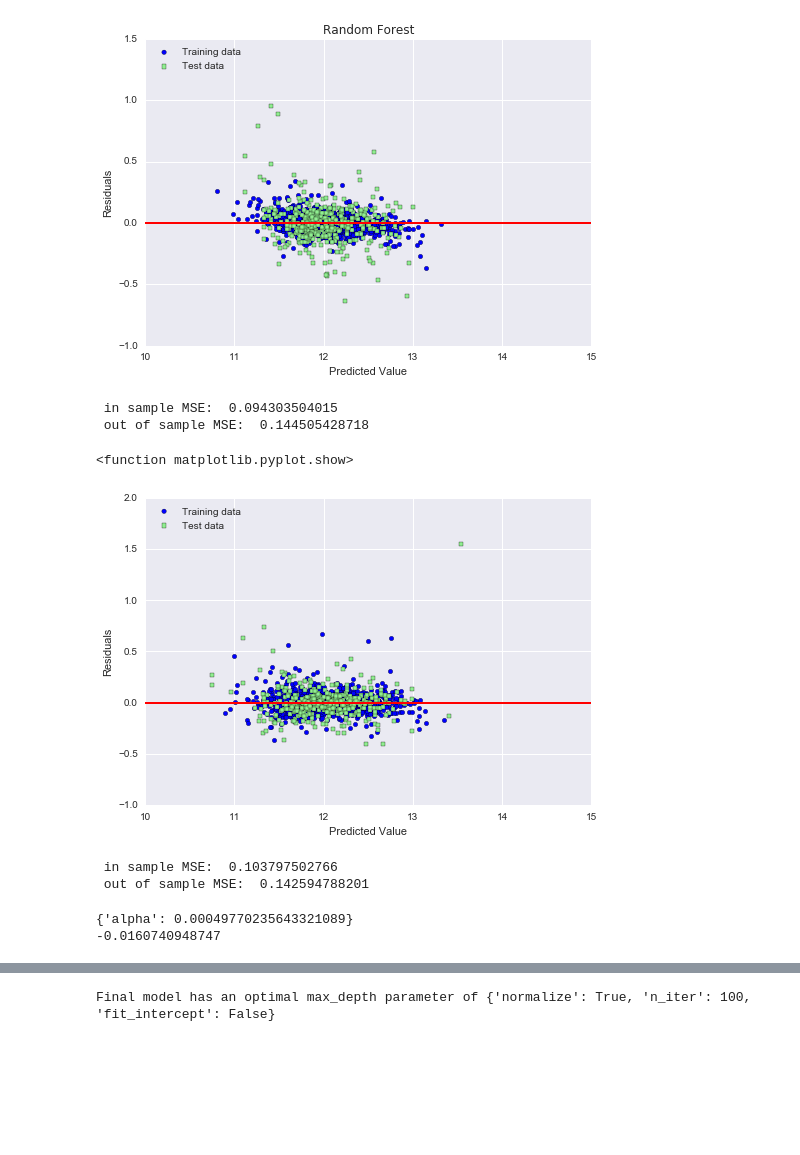
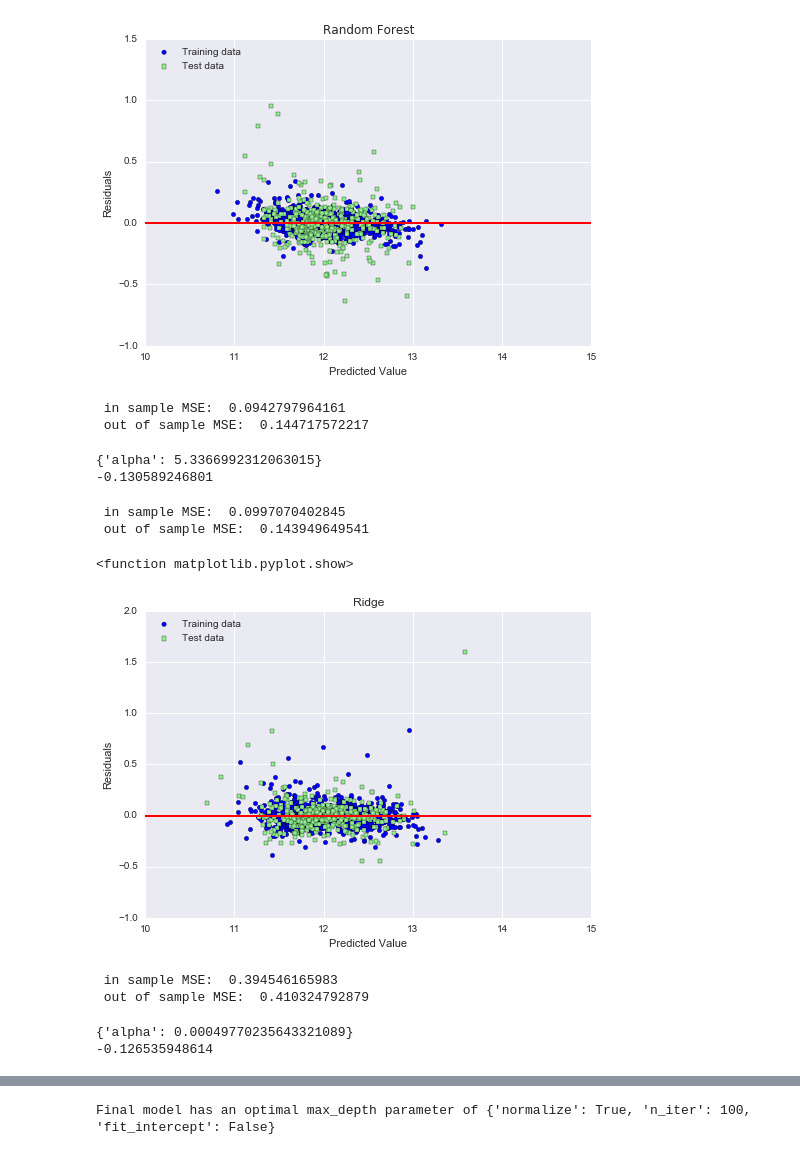
Before and after one commit to YashiKate/house_price, a Jupyter notebook: house_price_Yan.ipynb, the cells around one changed output, grey strips where cells are left out. Drawn from its saved outputs; the diff is of its cells as text; code cells hidden in the pictures; blank space fills up the shorter version.

Commit message:
docs & code : Update code and preport
docs: repalce bayesianridge with Lasso
code: add ridge parameter tuning with RandomSearchCV function; add scoring_function

```diff
--- a/house_price_Yan.ipynb
+++ b/house_price_Yan.ipynb
@@ -629,39 +631,71 @@ pl.show
  out of sample MSE:  0.159364749526
 <function matplotlib.pyplot.show>
 [figure]
+# %%
+from sklearn.linear_model import Ridge
+
+X_train, X_test, y_train, y_test = train_test_split(all_data_X, all_data_y, test_size = 0.3, random_state = 101)
+
+ridge = Ridge()
+ridge.fit(X_train, y_train)
+
+y_train_pred = ridge.predict(X_train)
+y_test_pred = ridge.predict(X_test)
+
+print " in sample MSE: ", performance_metrics(y_train, y_train_pred)
+print " out of sample MSE: ", performance_metrics(y_test, y_test_pred)
+# %% [output]
+ in sample MSE:  0.0942797964161
+ out of sample MSE:  0.144717572217
+# %%
+from sklearn.grid_search import RandomizedSearchCV
+from scipy.stats import expon
+np.random.seed(101)
+search_func = RandomizedSearchCV(estimator = ridge, n_jobs = 1, iid = False, refit = True, n_iter = 50,
+                                param_distributions = {"alpha": np.logspace(-5, 2, 100)},
+                                scoring = scoring_function)
+
+search_func.fit(all_data_X, all_data_y)
+
+print search_func.best_params_
+print search_func.best_score_
+# %% [output]
+{'alpha': 5.3366992312063015}
+-0.130589246801
 # %%
 from sklearn.linear_model import Ridge
 
 X_train, X_test, y_train, y_test = train_test_split(all_data_X, all_data_y, test_size = 0.3, random_state = 101)
 
-ridge = Ridge(normalize = False)
+ridge = Ridge(alpha = 5.3366992312063015)
 ridge.fit(X_train, y_train)
 
 y_train_pred = ridge.predict(X_train)
 y_test_pred = ridge.predict(X_test)
 
 print " in sample MSE: ", performance_metrics(y_train, y_train_pred)
 print " out of sample MSE: ", performance_metrics(y_test, y_test_pred)
 
 pl.scatter(y_train_pred, y_train_pred - y_train, c = 'blue', marker = 'o', label = 'Training data')
 pl.scatter(y_test_pred, y_test_pred - y_test, c = 'lightgreen', marker = 's', label = 'Test data')
 pl.xlabel ('Predicted Value')
 pl.ylabel ('Residuals')
 pl.legend(loc = 'upper left')
 pl.hlines(y = 0, xmin = 10, xmax = 15, lw =2, color = 'red')
 pl.xlim([10, 15])
+pl.title("Ridge")
 pl.show
 # %% [output]
- in sample MSE:  0.094303504015
- out of sample MSE:  0.144505428718
+ in sample MSE:  0.0997070402845
+ out of sample MSE:  0.143949649541
 <function matplotlib.pyplot.show>
-[figure, old version]
+[figure, new version]
 # %%
 from sklearn.linear_model import Lasso
 
 X_train, X_test, y_train, y_test = train_test_split(all_data_X, all_data_y, test_size = 0.3, random_state = 101)
 
-lasso = Lasso(alpha =0.00049770235643321089)
+lasso = Lasso()
 lasso.fit(X_train, y_train)
 
 y_train_pred = lasso.predict(X_train)
@@ -670,15 +704,15 @@ y_test_pred = lasso.predict(X_test)
 print " in sample MSE: ", performance_metrics(y_train, y_train_pred)
 print " out of sample MSE: ", performance_metrics(y_test, y_test_pred)
 # %% [output]
- in sample MSE:  0.103797502766
- out of sample MSE:  0.142594788201
+ in sample MSE:  0.394546165983
+ out of sample MSE:  0.410324792879
 # %%
 from sklearn.grid_search import RandomizedSearchCV
 from scipy.stats import expon
 np.random.seed(101)
 search_func = RandomizedSearchCV(estimator = lasso, n_jobs = 1, iid = False, refit = True, n_iter = 50,
                                 param_distributions = {"alpha": np.logspace(-5, 2, 100)},
-                                scoring = 'mean_squared_error')
+                                scoring = scoring_function)
 
 search_func.fit(all_data_X, all_data_y)
 
@@ -686,4 +720,4 @@ print search_func.best_params_
 print search_func.best_score_
 # %% [output]
 {'alpha': 0.00049770235643321089}
--0.0160740948747
+-0.126535948614
```
Also changed, not shown: parts of 8 cells of this notebook, 1 other file.
